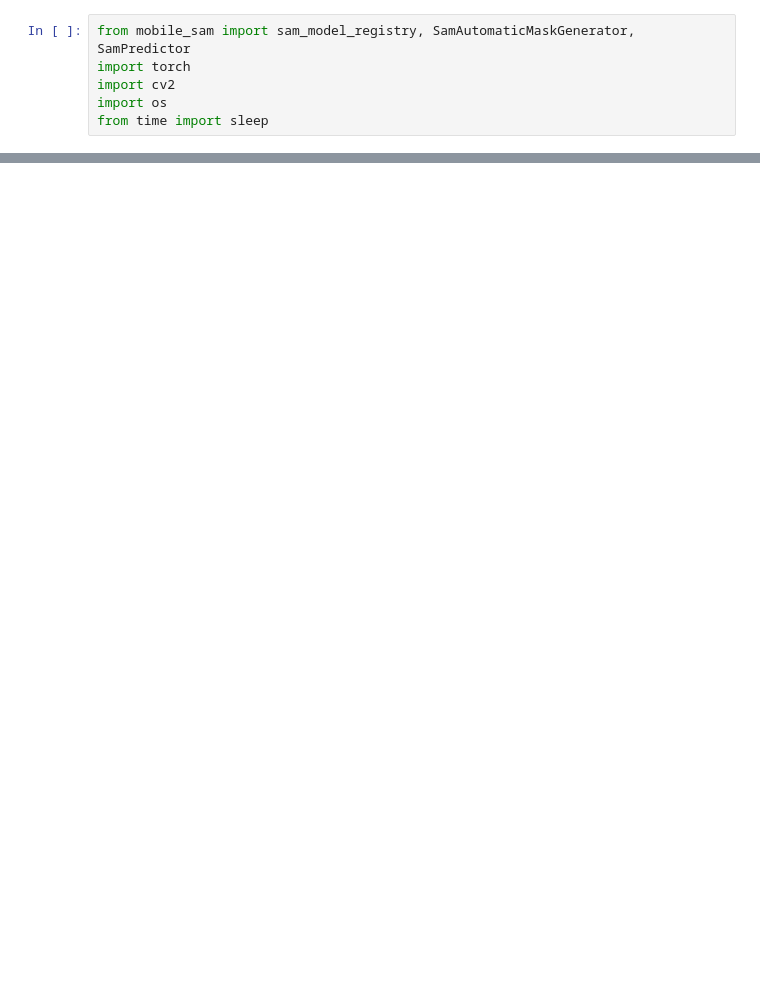
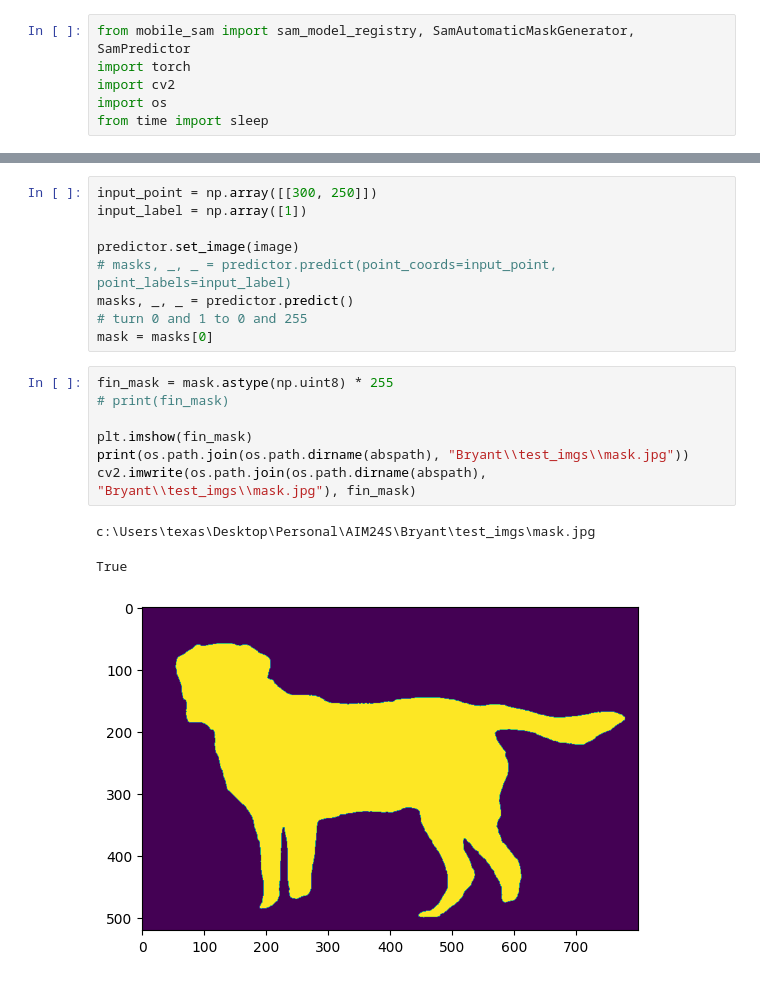
Before and after one commit to BlueStarBurst/AIM24S, a Jupyter notebook: Bryant/test.ipynb, the cells around one changed output, grey strips where cells are left out. Saved outputs shown, nothing was run; the diff lists cells and outputs as text; blank space fills up the shorter version.

```diff
--- a/Bryant/test.ipynb
+++ b/Bryant/test.ipynb
@@ -47 +74,21 @@ c:\Users\texas\Desktop\Personal\AIM24S\Bryant\test_imgs\labrador.jpg
+# %%
+input_point = np.array([[300, 250]])
+input_label = np.array([1])
+
+predictor.set_image(image)
+# masks, _, _ = predictor.predict(point_coords=input_point, point_labels=input_label)
+masks, _, _ = predictor.predict()
+# turn 0 and 1 to 0 and 255
+mask = masks[0]
+# %%
+fin_mask = mask.astype(np.uint8) * 255
+# print(fin_mask)
+
+plt.imshow(fin_mask)
+print(os.path.join(os.path.dirname(abspath), "Bryant\\test_imgs\\mask.jpg"))
+cv2.imwrite(os.path.join(os.path.dirname(abspath), "Bryant\\test_imgs\\mask.jpg"), fin_mask)
+# %% [output]
+c:\Users\texas\Desktop\Personal\AIM24S\Bryant\test_imgs\mask.jpg
+True
+[figure, added]
 # %%
```
Also changed, not shown: parts of 13 cells of this notebook.
